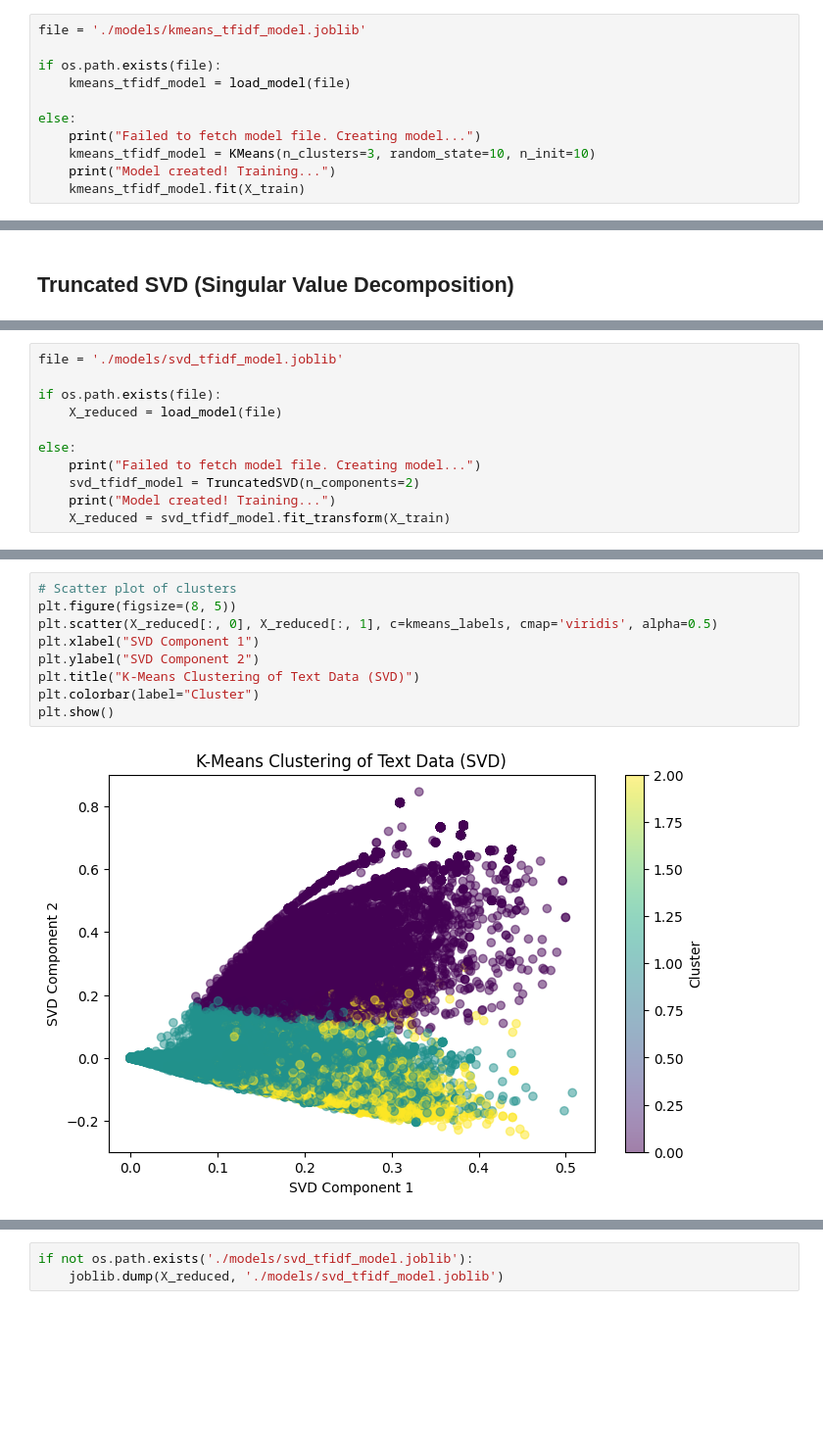
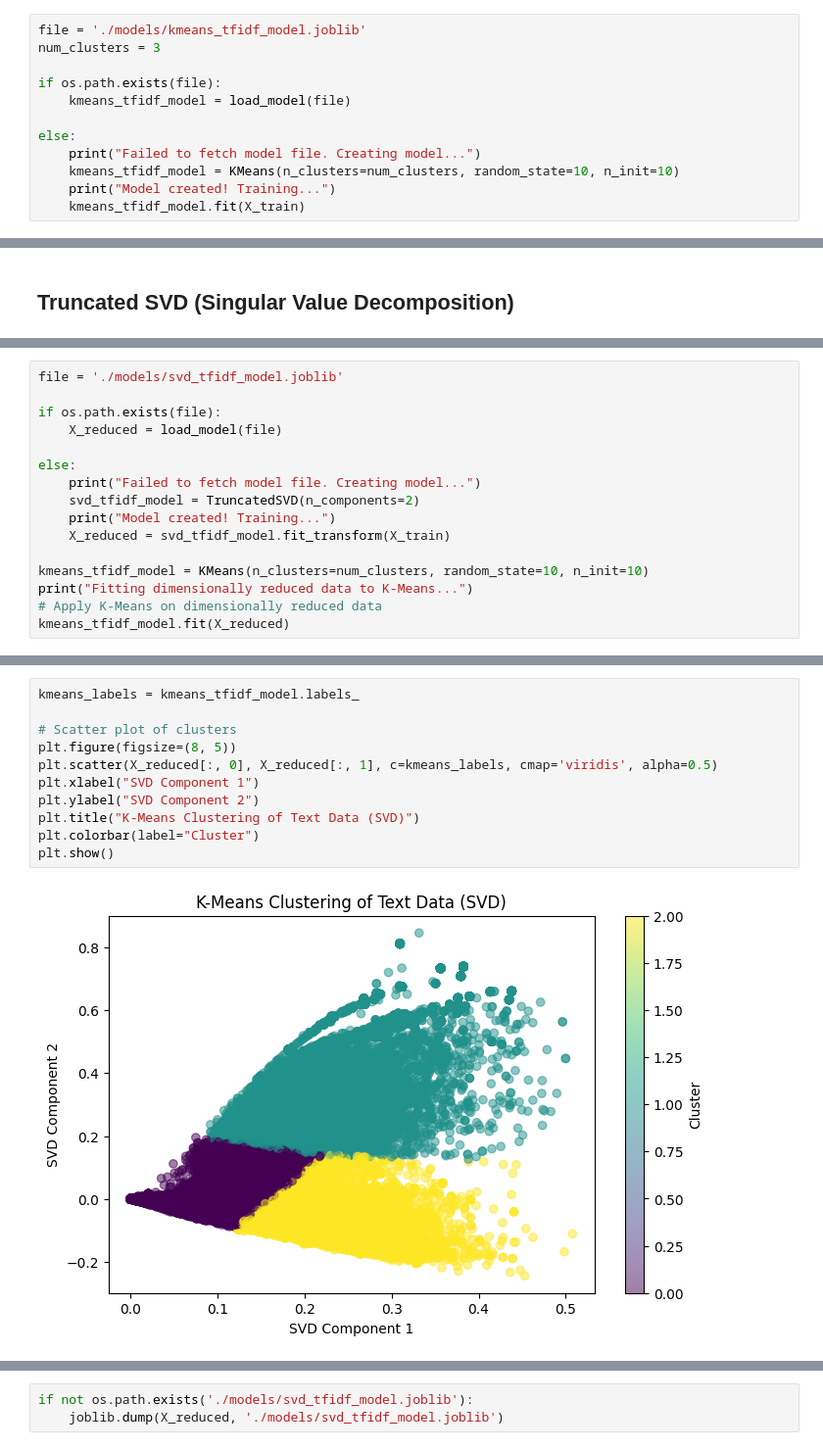
Before and after one commit to Za3tour420/Sentiment-Analysis-Amazon-Reviews-2023-All-Beauty, a Jupyter notebook: GenMinds_MachineLearning_Notebook.ipynb, the cells around one changed output, grey strips where cells are left out. Shown at 98% size. Cells and saved outputs as stored; diff of their text form; blank space fills up the shorter version.

```diff
--- a/GenMinds_MachineLearning_Notebook.ipynb
+++ b/GenMinds_MachineLearning_Notebook.ipynb
@@ -404,11 +482,12 @@ if not os.path.exists('./models/nb_tfidf_model.joblib'):
 # %%
 file = './models/kmeans_tfidf_model.joblib'
+num_clusters = 3
 
 if os.path.exists(file):
     kmeans_tfidf_model = load_model(file)
 
 else:
     print("Failed to fetch model file. Creating model...")
-    kmeans_tfidf_model = KMeans(n_clusters=3, random_state=10, n_init=10)
+    kmeans_tfidf_model = KMeans(n_clusters=num_clusters, random_state=10, n_init=10)
     print("Model created! Training...")
     kmeans_tfidf_model.fit(X_train)
@@ -447,3 +529,8 @@ else:
     svd_tfidf_model = TruncatedSVD(n_components=2)
     print("Model created! Training...")
     X_reduced = svd_tfidf_model.fit_transform(X_train)
+
+kmeans_tfidf_model = KMeans(n_clusters=num_clusters, random_state=10, n_init=10)
+print("Fitting dimensionally reduced data to K-Means...")
+# Apply K-Means on dimensionally reduced data
+kmeans_tfidf_model.fit(X_reduced)
@@ -450,11 +542,13 @@ else:
 # %%
+kmeans_labels = kmeans_tfidf_model.labels_
+
 # Scatter plot of clusters
 plt.figure(figsize=(8, 5))
 plt.scatter(X_reduced[:, 0], X_reduced[:, 1], c=kmeans_labels, cmap='viridis', alpha=0.5)
 plt.xlabel("SVD Component 1")
 plt.ylabel("SVD Component 2")
 plt.title("K-Means Clustering of Text Data (SVD)")
 plt.colorbar(label="Cluster")
 plt.show()
 # %% [output]
-[figure, old version]
+[figure, new version]
```
Also changed, not shown: parts of 43 cells of this notebook, 3 other files.
